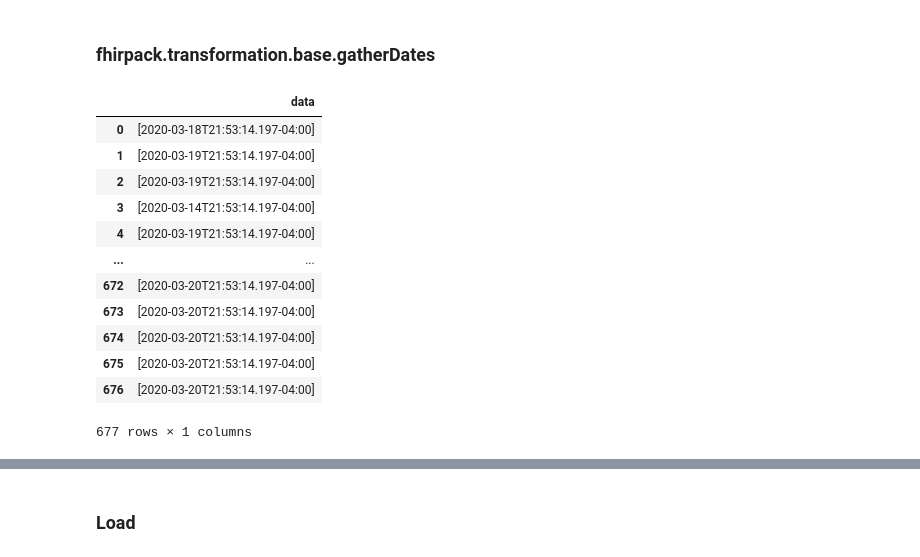
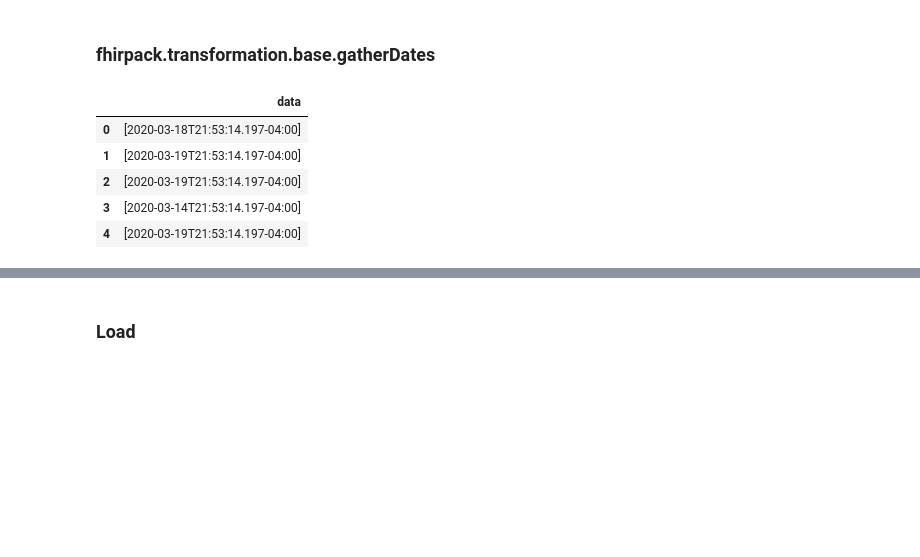
Before and after one commit to fhirpack/fhirpack, a Jupyter notebook: docs/examples/usage.ipynb, the cells around one changed output, grey strips where cells are left out. Drawn from its saved outputs; the diff is of its cells as text; code cells hidden in the pictures; blank space fills up the shorter version.

```diff
--- a/docs/examples/usage.ipynb
+++ b/docs/examples/usage.ipynb
@@ -891,22 +880,14 @@ pack.getPatients(['Patient/1555106'],)\
 # %%
 pack.getPatients(['Patient/1555106'],)\
         .getObservations()[:5]\
-            .explode()\
                 .gatherValuesForKeys(['issued'])
 # %% [output]
 |  | data |
 | 0 | [2020-03-18T21:53:14.197-04:00] |
 | 1 | [2020-03-19T21:53:14.197-04:00] |
 | 2 | [2020-03-19T21:53:14.197-04:00] |
 | 3 | [2020-03-14T21:53:14.197-04:00] |
 | 4 | [2020-03-19T21:53:14.197-04:00] |
-| ... | ... |
-| 672 | [2020-03-20T21:53:14.197-04:00] |
-| 673 | [2020-03-20T21:53:14.197-04:00] |
-| 674 | [2020-03-20T21:53:14.197-04:00] |
-| 675 | [2020-03-20T21:53:14.197-04:00] |
-| 676 | [2020-03-20T21:53:14.197-04:00] |
-677 rows × 1 columns
 # %%
 pack.getPatients(['Patient/1555106'],)\
         .getObservations()[:5]\
```
Also changed, not shown: parts of 10 cells of this notebook, 6 other files.
